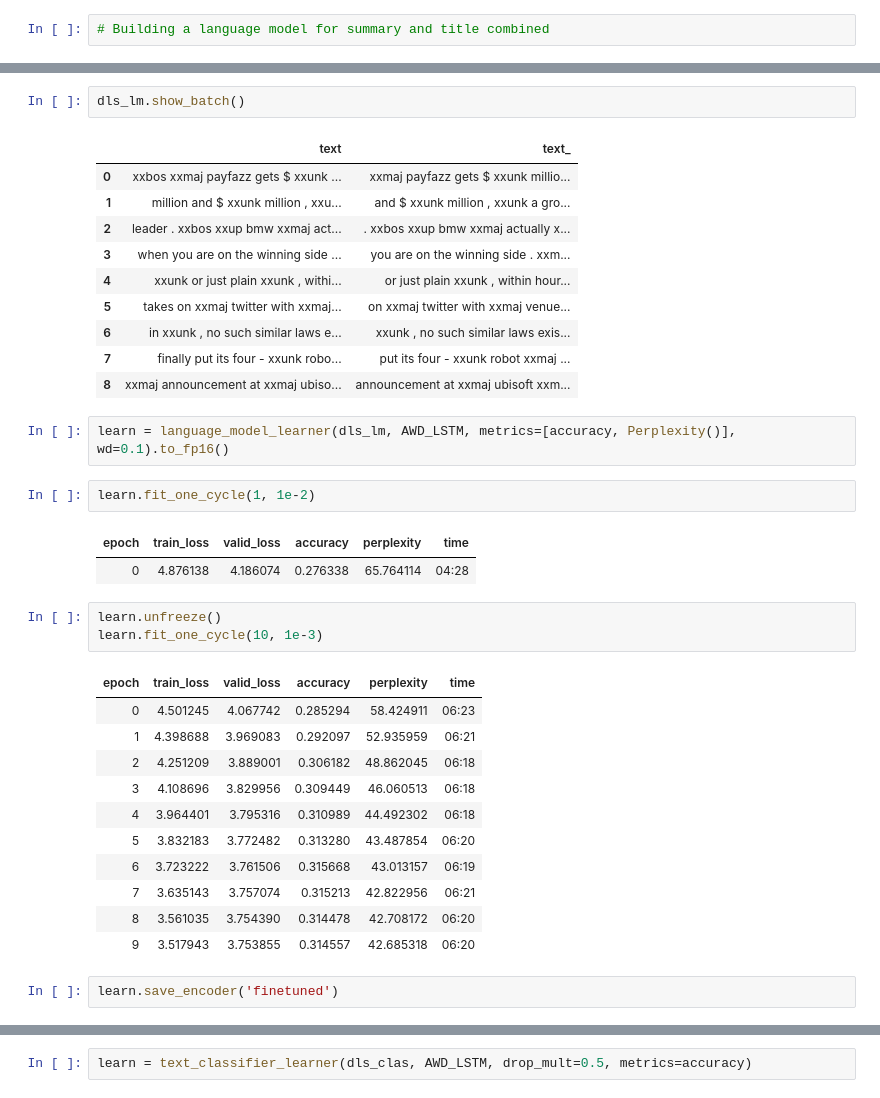
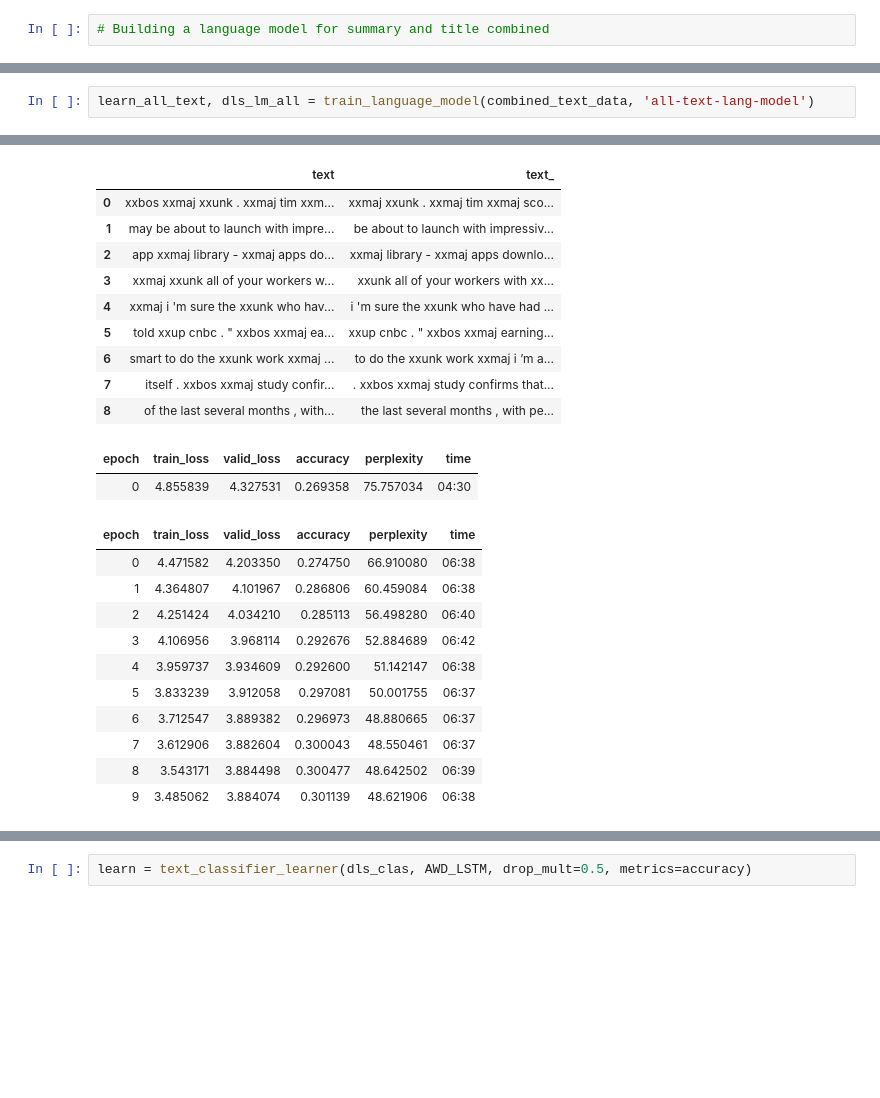
Before and after one commit to tldr-cloud/ai-news-recommendations, a Jupyter notebook: notebooks/lang_model.ipynb, the cells around one changed output, grey strips where cells are left out. Drawn from its saved outputs; the diff is of its cells as text; blank space fills up the shorter version.

```diff
--- a/notebooks/lang_model.ipynb
+++ b/notebooks/lang_model.ipynb
@@ -86,37 +96,3 @@ dls_lm = TextDataLoaders.from_df(combined_text_data, is_lm=True, valid_pct=0.1)
-# %%
-dls_lm.show_batch()
-# %% [output]
-|  | text | text_ |
-| 0 | xxbos xxmaj payfazz gets $ xxunk ... | xxmaj payfazz gets $ xxunk millio... |
-| 1 | million and $ xxunk million , xxu... | and $ xxunk million , xxunk a gro... |
-| 2 | leader . xxbos xxup bmw xxmaj act... | . xxbos xxup bmw xxmaj actually x... |
-| 3 | when you are on the winning side ... | you are on the winning side . xxm... |
-| 4 | xxunk or just plain xxunk , withi... | or just plain xxunk , within hour... |
-| 5 | takes on xxmaj twitter with xxmaj... | on xxmaj twitter with xxmaj venue... |
-| 6 | in xxunk , no such similar laws e... | xxunk , no such similar laws exis... |
-| 7 | finally put its four - xxunk robo... | put its four - xxunk robot xxmaj ... |
-| 8 | xxmaj announcement at xxmaj ubiso... | announcement at xxmaj ubisoft xxm... |
-# %%
-learn = language_model_learner(dls_lm, AWD_LSTM, metrics=[accuracy, Perplexity()], wd=0.1).to_fp16()
-# %%
-learn.fit_one_cycle(1, 1e-2)
-# %% [output]
-| epoch | train_loss | valid_loss | accuracy | perplexity | time |
-| 0 | 4.876138 | 4.186074 | 0.276338 | 65.764114 | 04:28 |
-# %%
-learn.unfreeze()
-learn.fit_one_cycle(10, 1e-3)
-# %% [output]
-| epoch | train_loss | valid_loss | accuracy | perplexity | time |
-| 0 | 4.501245 | 4.067742 | 0.285294 | 58.424911 | 06:23 |
-| 1 | 4.398688 | 3.969083 | 0.292097 | 52.935959 | 06:21 |
-| 2 | 4.251209 | 3.889001 | 0.306182 | 48.862045 | 06:18 |
-| 3 | 4.108696 | 3.829956 | 0.309449 | 46.060513 | 06:18 |
-| 4 | 3.964401 | 3.795316 | 0.310989 | 44.492302 | 06:18 |
-| 5 | 3.832183 | 3.772482 | 0.313280 | 43.487854 | 06:20 |
-| 6 | 3.723222 | 3.761506 | 0.315668 | 43.013157 | 06:19 |
-| 7 | 3.635143 | 3.757074 | 0.315213 | 42.822956 | 06:21 |
-| 8 | 3.561035 | 3.754390 | 0.314478 | 42.708172 | 06:20 |
-| 9 | 3.517943 | 3.753855 | 0.314557 | 42.685318 | 06:20 |
-# %%
-learn.save_encoder('finetuned')
+# %%
+learn_all_text, dls_lm_all = train_language_model(combined_text_data, 'all-text-lang-model')
+# %% [output]
@@ -122,0 +100,23 @@ learn.save_encoder('finetuned')
+|  | text | text_ |
+| 0 | xxbos xxmaj xxunk . xxmaj tim xxm... | xxmaj xxunk . xxmaj tim xxmaj sco... |
+| 1 | may be about to launch with impre... | be about to launch with impressiv... |
+| 2 | app xxmaj library - xxmaj apps do... | xxmaj library - xxmaj apps downlo... |
+| 3 | xxmaj xxunk all of your workers w... | xxunk all of your workers with xx... |
+| 4 | xxmaj i 'm sure the xxunk who hav... | i 'm sure the xxunk who have had ... |
+| 5 | told xxup cnbc . " xxbos xxmaj ea... | xxup cnbc . " xxbos xxmaj earning... |
+| 6 | smart to do the xxunk work xxmaj ... | to do the xxunk work xxmaj i ’m a... |
+| 7 | itself . xxbos xxmaj study confir... | . xxbos xxmaj study confirms that... |
+| 8 | of the last several months , with... | the last several months , with pe... |
+| epoch | train_loss | valid_loss | accuracy | perplexity | time |
+| 0 | 4.855839 | 4.327531 | 0.269358 | 75.757034 | 04:30 |
+| epoch | train_loss | valid_loss | accuracy | perplexity | time |
+| 0 | 4.471582 | 4.203350 | 0.274750 | 66.910080 | 06:38 |
+| 1 | 4.364807 | 4.101967 | 0.286806 | 60.459084 | 06:38 |
+| 2 | 4.251424 | 4.034210 | 0.285113 | 56.498280 | 06:40 |
+| 3 | 4.106956 | 3.968114 | 0.292676 | 52.884689 | 06:42 |
+| 4 | 3.959737 | 3.934609 | 0.292600 | 51.142147 | 06:38 |
+| 5 | 3.833239 | 3.912058 | 0.297081 | 50.001755 | 06:37 |
+| 6 | 3.712547 | 3.889382 | 0.296973 | 48.880665 | 06:37 |
+| 7 | 3.612906 | 3.882604 | 0.300043 | 48.550461 | 06:37 |
+| 8 | 3.543171 | 3.884498 | 0.300477 | 48.642502 | 06:39 |
+| 9 | 3.485062 | 3.884074 | 0.301139 | 48.621906 | 06:38 |
```
Also changed, not shown: parts of 21 cells of this notebook.
